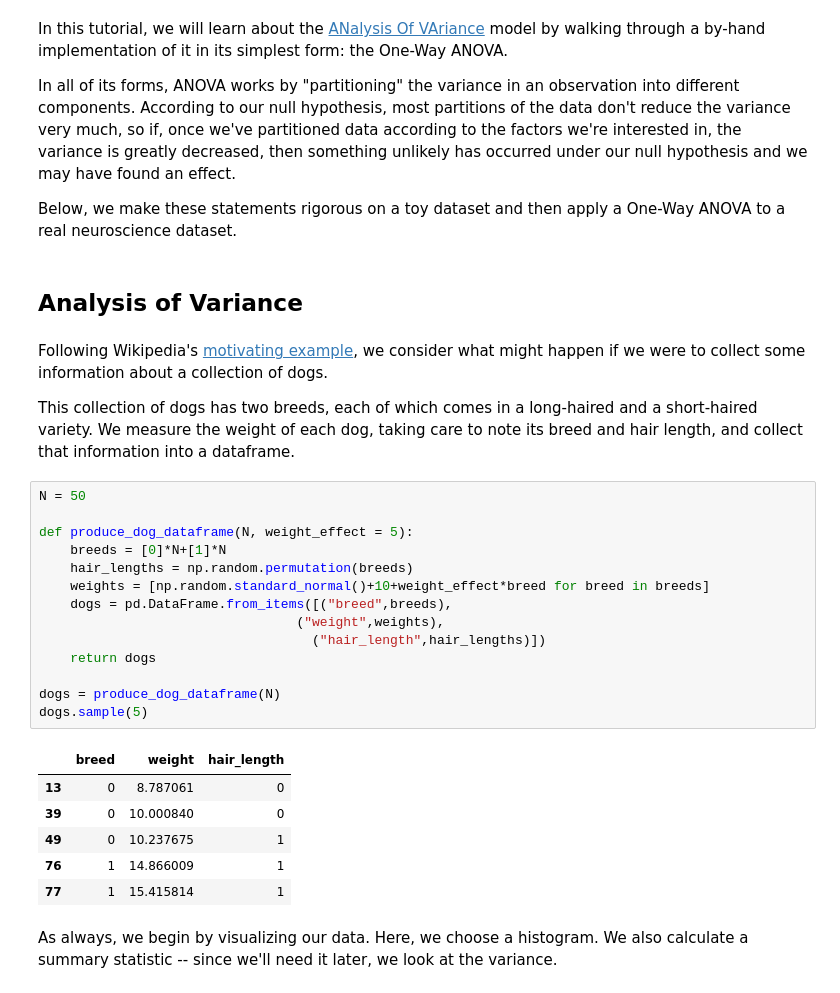
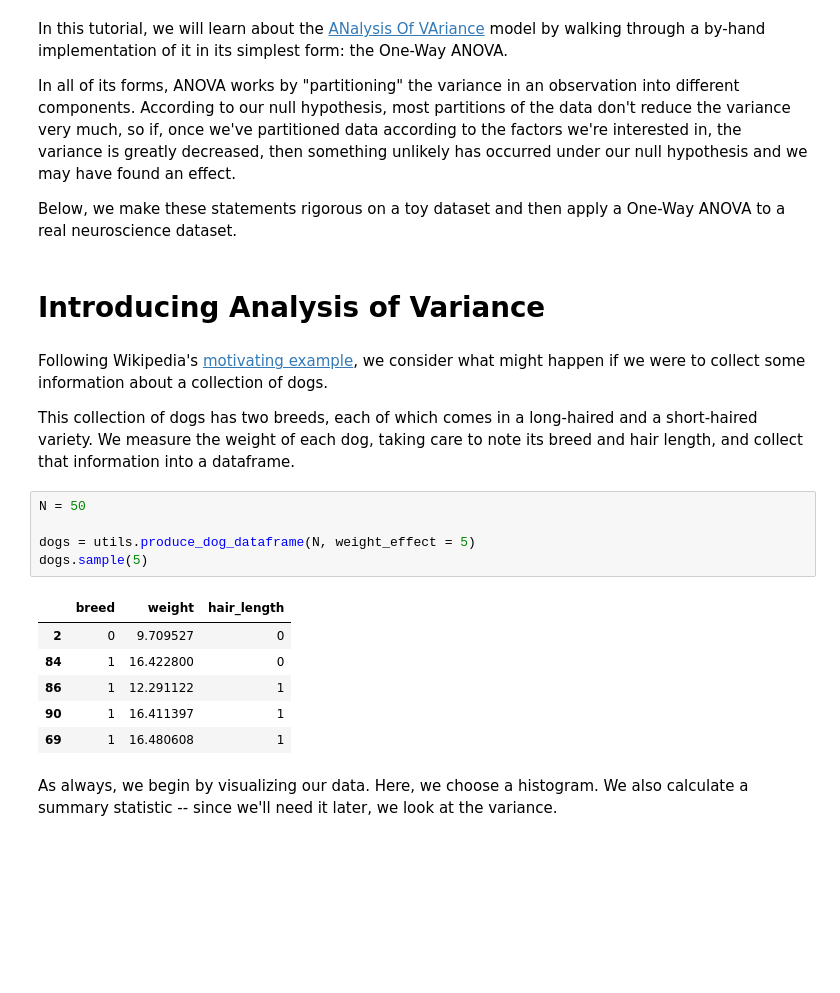
Before and after one commit to charlesfrye/AppliedStatisticsForNeuroscience, a Jupyter notebook: 05 - ANOVA I/Tutorial - ANOVA by Hand.ipynb, the cells around one changed output. Saved outputs shown, nothing was run; the diff lists cells and outputs as text; blank space fills up the shorter version.

```diff
--- a/05 - ANOVA I/Tutorial - ANOVA by Hand.ipynb
+++ b/05 - ANOVA I/Tutorial - ANOVA by Hand.ipynb
@@ -40,7 +40,7 @@ and we may have found an effect.
 Below, we make these statements rigorous on a toy dataset
 and then apply a One-Way ANOVA to a real neuroscience dataset.
 # %% [markdown]
-## Analysis of Variance
+# Introducing Analysis of Variance
 # %% [markdown]
 Following Wikipedia's
 [motivating example](https://en.wikipedia.org/wiki/Analysis_of_variance#Motivating_example),
@@ -52,27 +52,18 @@ each of which comes in a long-haired and a short-haired variety.
 We measure the weight of each dog,
 taking care to note its breed and hair length,
 and collect that information into a dataframe.
-# %%
-N = 50
-
-def produce_dog_dataframe(N, weight_effect = 5):
-    breeds = [0]*N+[1]*N
-    hair_lengths = np.random.permutation(breeds)
-    weights = [np.random.standard_normal()+10+weight_effect*breed for breed in breeds]
-    dogs = pd.DataFrame.from_items([("breed",breeds),
-                                 ("weight",weights),
-                                   ("hair_length",hair_lengths)])
-    return dogs
-
-dogs = produce_dog_dataframe(N)
-dogs.sample(5)
-# %% [output]
-|  | breed | weight | hair_length |
-| 13 | 0 | 8.787061 | 0 |
-| 39 | 0 | 10.000840 | 0 |
-| 49 | 0 | 10.237675 | 1 |
-| 76 | 1 | 14.866009 | 1 |
-| 77 | 1 | 15.415814 | 1 |
+# %%
+N = 50
+
+dogs = utils.produce_dog_dataframe(N, weight_effect = 5)
+dogs.sample(5)
+# %% [output]
+|  | breed | weight | hair_length |
+| 2 | 0 | 9.709527 | 0 |
+| 84 | 1 | 16.422800 | 0 |
+| 86 | 1 | 12.291122 | 1 |
+| 90 | 1 | 16.411397 | 1 |
+| 69 | 1 | 16.480608 | 1 |
 # %% [markdown]
 As always,
 we begin by visualizing our data.
```
Also changed, not shown: parts of 16 cells of this notebook, 1 other file.
